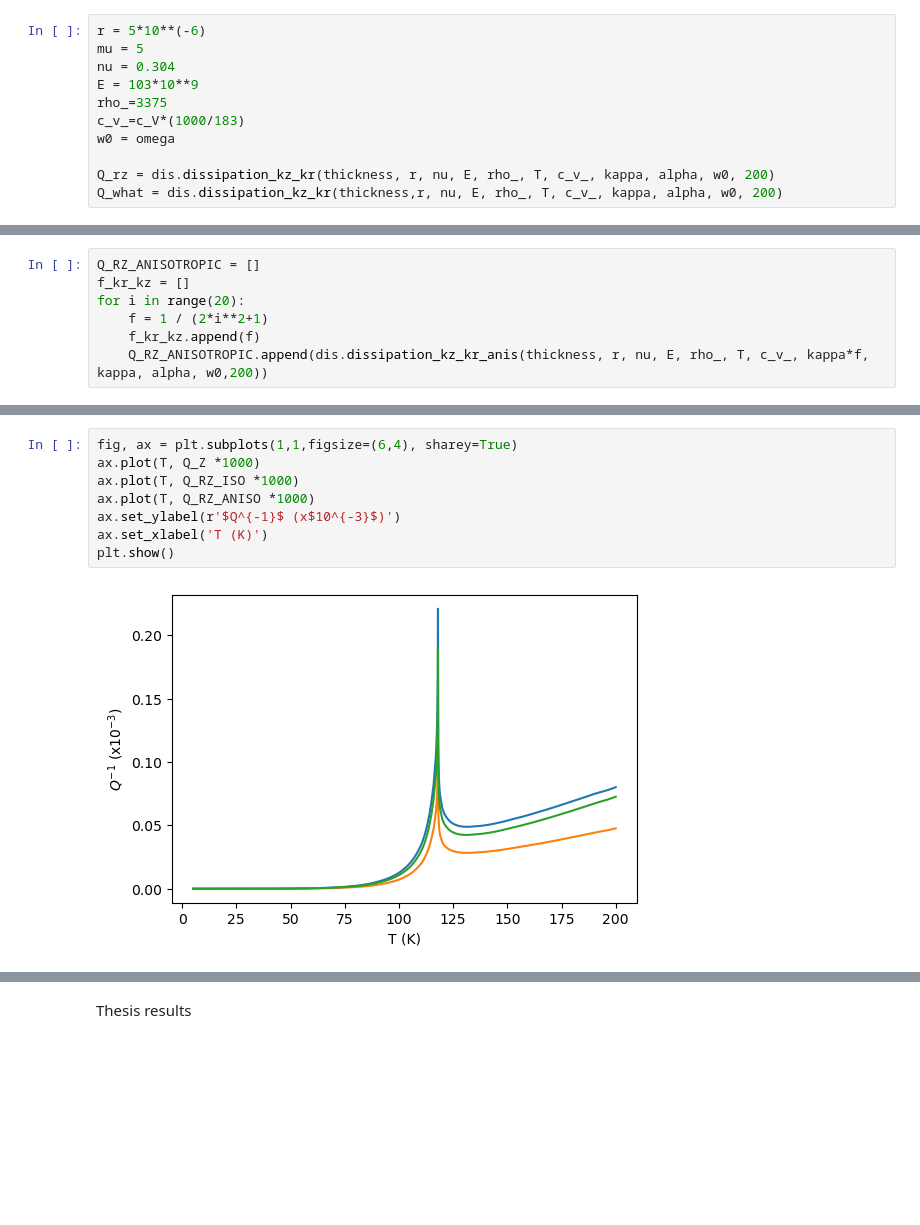
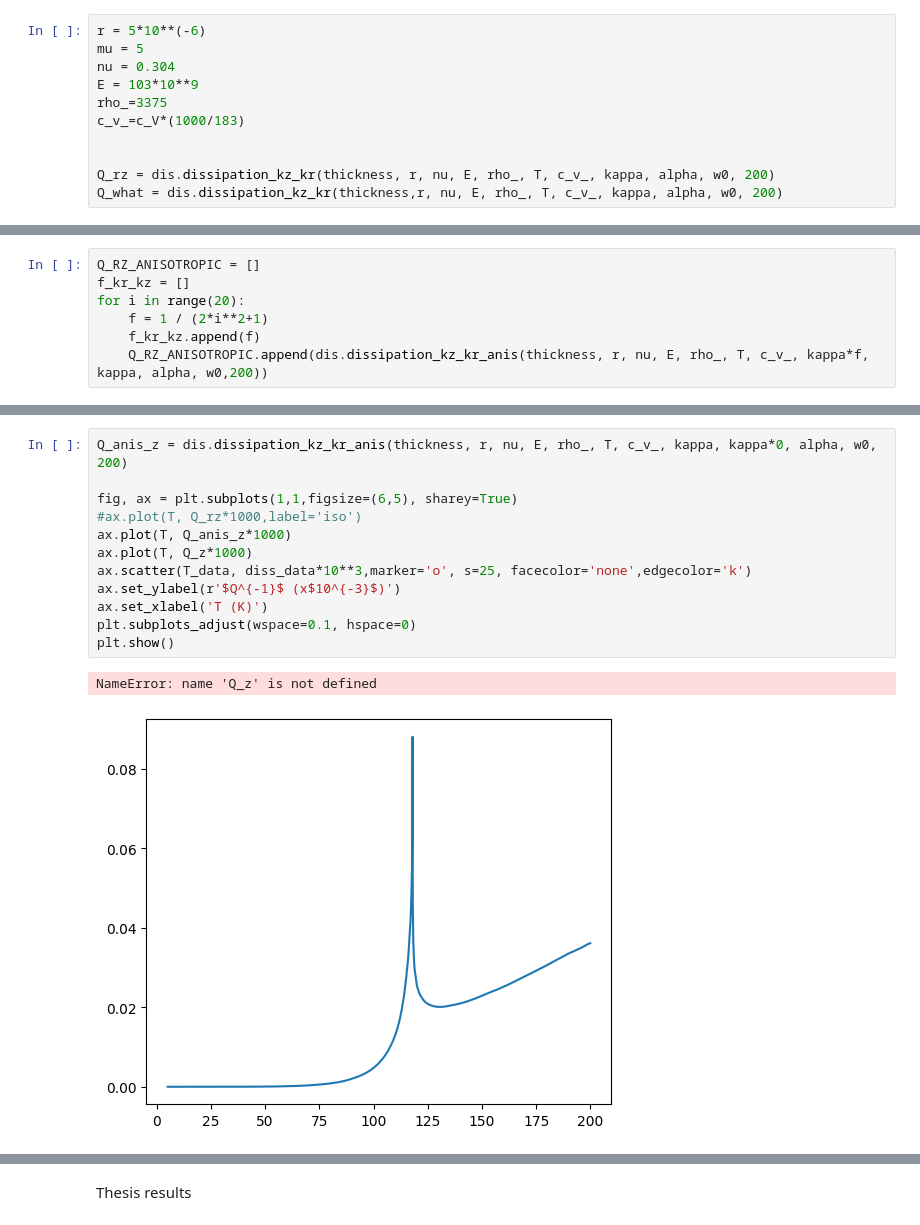
Before and after one commit to abermejillo/ted_anisotropy, a Jupyter notebook: anisotropic_dissipation_analysis.ipynb, the cells around one changed output, grey strips where cells are left out. Drawn from its saved outputs; the diff is of its cells as text; blank space fills up the shorter version.

```diff
--- a/anisotropic_dissipation_analysis.ipynb
+++ b/anisotropic_dissipation_analysis.ipynb
@@ -296,7 +295,7 @@ nu = 0.304
 E = 103*10**9
 rho_=3375
 c_v_=c_V*(1000/183)
-w0 = omega
+
 
 Q_rz = dis.dissipation_kz_kr(thickness, r, nu, E, rho_, T, c_v_, kappa, alpha, w0, 200)
 Q_what = dis.dissipation_kz_kr(thickness,r, nu, E, rho_, T, c_v_, kappa, alpha, w0, 200)
@@ -356,10 +353,15 @@ plt.scatter(T,w0*(10**-6)/(2*np.pi), marker='o', s=15, facecolor='none',edgecolo
 # %%
-fig, ax = plt.subplots(1,1,figsize=(6,4), sharey=True)
-ax.plot(T, Q_Z *1000)
-ax.plot(T, Q_RZ_ISO *1000)
-ax.plot(T, Q_RZ_ANISO *1000)
+Q_anis_z = dis.dissipation_kz_kr_anis(thickness, r, nu, E, rho_, T, c_v_, kappa, kappa*0, alpha, w0, 200)
+
+fig, ax = plt.subplots(1,1,figsize=(6,5), sharey=True)
+#ax.plot(T, Q_rz*1000,label='iso')
+ax.plot(T, Q_anis_z*1000)
+ax.plot(T, Q_z*1000)
+ax.scatter(T_data, diss_data*10**3,marker='o', s=25, facecolor='none',edgecolor='k')
 ax.set_ylabel(r'$Q^{-1}$ (x$10^{-3}$)')
 ax.set_xlabel('T (K)')
+plt.subplots_adjust(wspace=0.1, hspace=0)
 plt.show()
 # %% [output]
+NameError: name 'Q_z' is not defined
-[figure, old version]
+[figure, new version]
```
Also changed, not shown: parts of 17 cells of this notebook, 4 other files.
